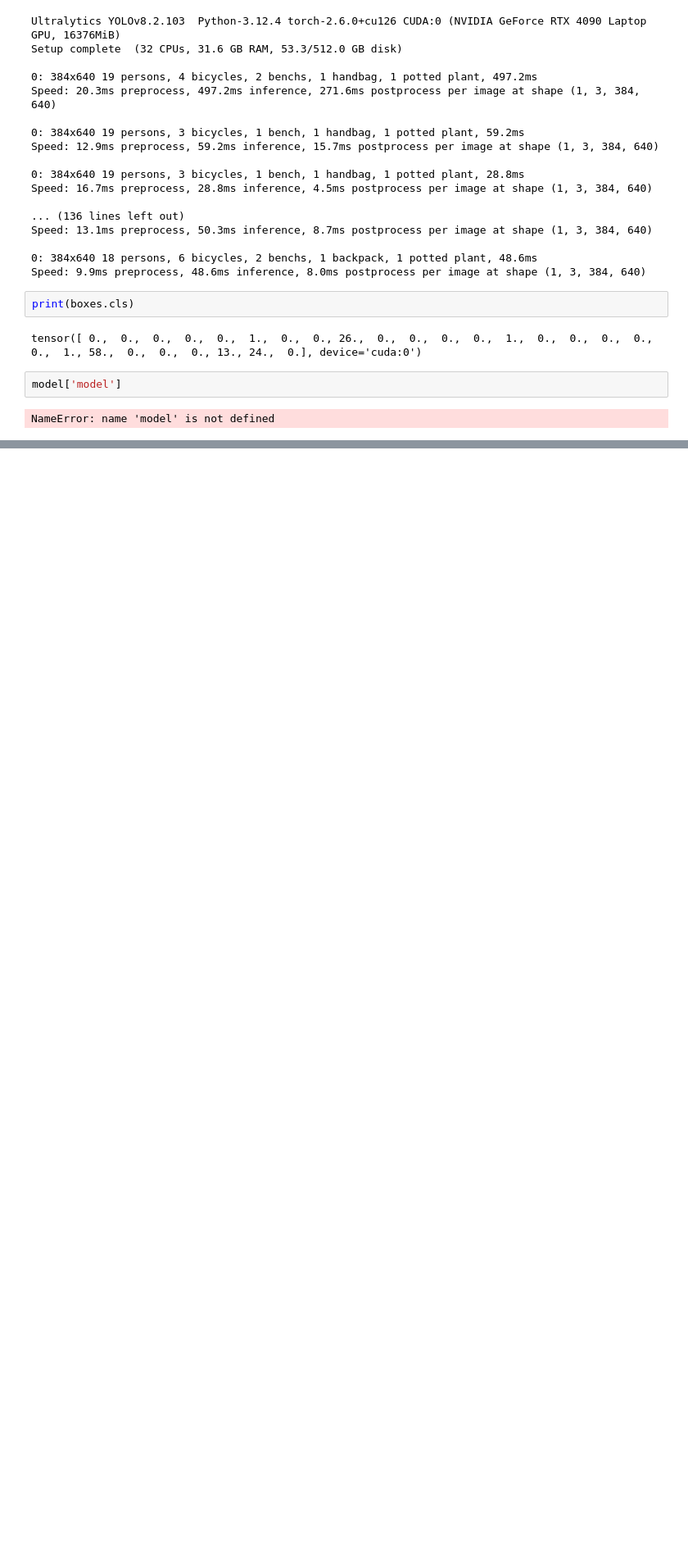
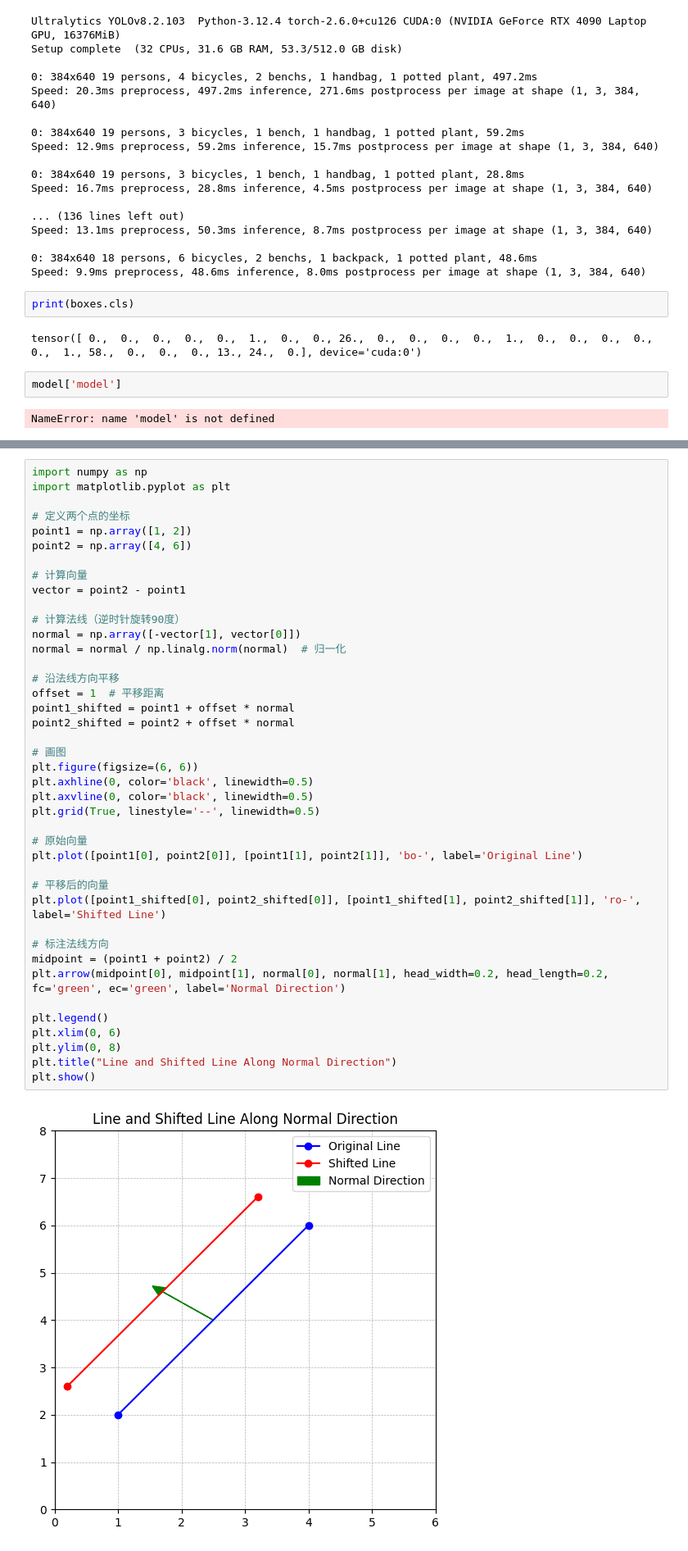
Before and after one commit to FrankieNButtons/YOLOCore, a Jupyter notebook: testNote.ipynb, the cells around one changed output, grey strips where cells are left out. Shown at 82% size. Drawn from its saved outputs; the diff is of its cells as text; blank space fills up the shorter version.

```diff
--- a/testNote.ipynb
+++ b/testNote.ipynb
@@ -218,0 +221,43 @@ NameError: name 'model' is not defined
+# %%
+import numpy as np
+import matplotlib.pyplot as plt
+
+# 定义两个点的坐标
+point1 = np.array([1, 2])
+point2 = np.array([4, 6])
+
+# 计算向量
+vector = point2 - point1
+
+# 计算法线（逆时针旋转90度）
+normal = np.array([-vector[1], vector[0]])
+normal = normal / np.linalg.norm(normal)  # 归一化
+
+# 沿法线方向平移
+offset = 1  # 平移距离
+point1_shifted = point1 + offset * normal
+point2_shifted = point2 + offset * normal
+
+# 画图
+plt.figure(figsize=(6, 6))
+plt.axhline(0, color='black', linewidth=0.5)
+plt.axvline(0, color='black', linewidth=0.5)
+plt.grid(True, linestyle='--', linewidth=0.5)
+
+# 原始向量
+plt.plot([point1[0], point2[0]], [point1[1], point2[1]], 'bo-', label='Original Line')
+
+# 平移后的向量
+plt.plot([point1_shifted[0], point2_shifted[0]], [point1_shifted[1], point2_shifted[1]], 'ro-', label='Shifted Line')
+
+# 标注法线方向
+midpoint = (point1 + point2) / 2
+plt.arrow(midpoint[0], midpoint[1], normal[0], normal[1], head_width=0.2, head_length=0.2, fc='green', ec='green', label='Normal Direction')
+
+plt.legend()
+plt.xlim(0, 6)
+plt.ylim(0, 8)
+plt.title("Line and Shifted Line Along Normal Direction")
+plt.show()
+# %% [output]
+[figure, added]
```
Also changed, not shown: parts of 4 cells of this notebook, 2 other files.
